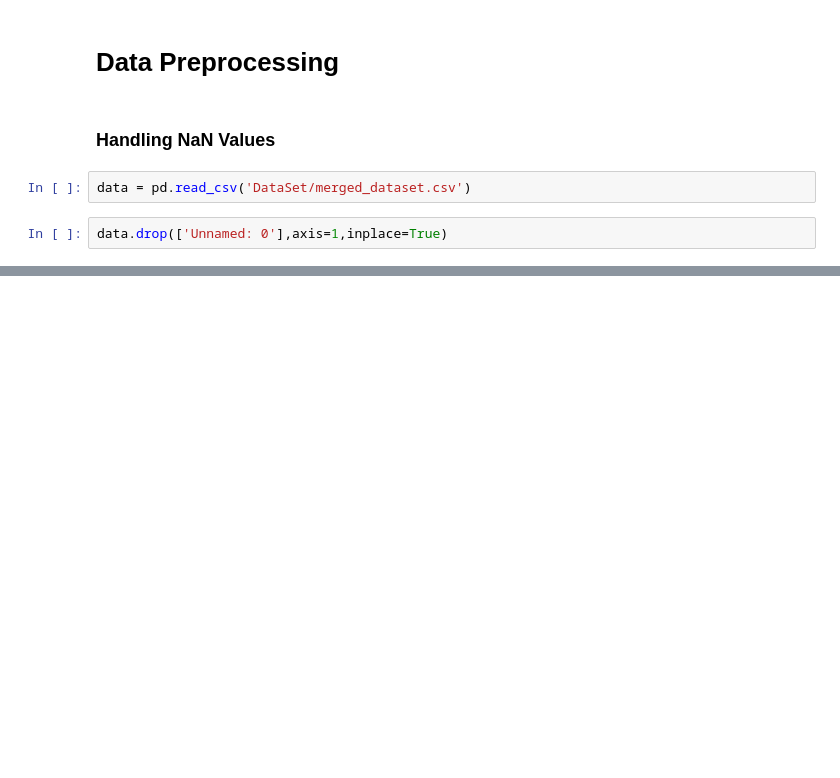
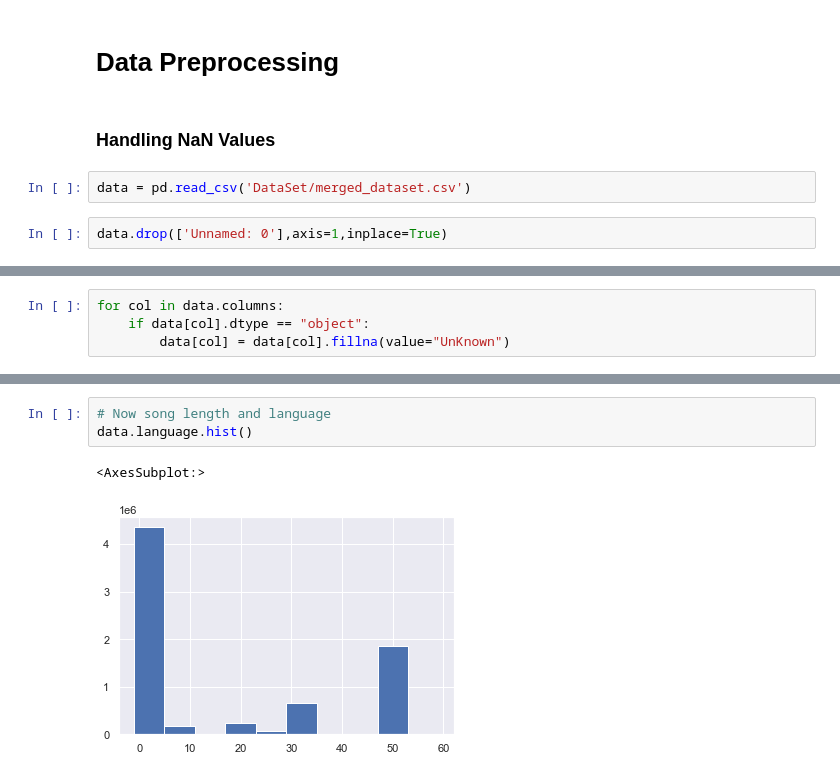
Before and after one commit to Sudhanshu1304/Music-Recomendation-System, a Jupyter notebook: Preprocessing.ipynb, the cells around one changed output, grey strips where cells are left out. Drawn from its saved outputs; the diff is of its cells as text; blank space fills up the shorter version.

Commit message:
Removed the Nan values

```diff
--- a/Preprocessing.ipynb
+++ b/Preprocessing.ipynb
@@ -83,3 +131,7 @@ data.head()
+# %%
+for col in data.columns:
+    if data[col].dtype == "object":
+        data[col] = data[col].fillna(value="UnKnown")
 # %%
 data.isna().sum()
 # %% [output]
@@ -104 +156,7 @@ expiration_date                 0
 dtype: int64
+# %%
+# Now song length and language
+data.language.hist()
+# %% [output]
+<AxesSubplot:>
+[figure, added]
```
Also changed, not shown: parts of 9 cells of this notebook.
